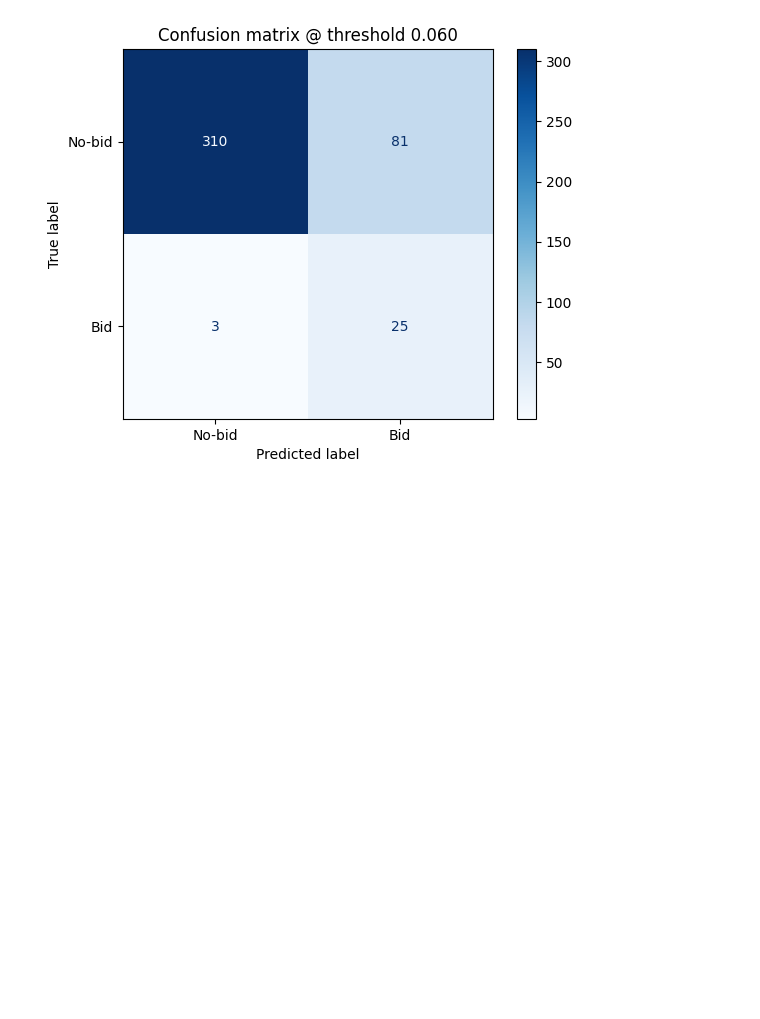
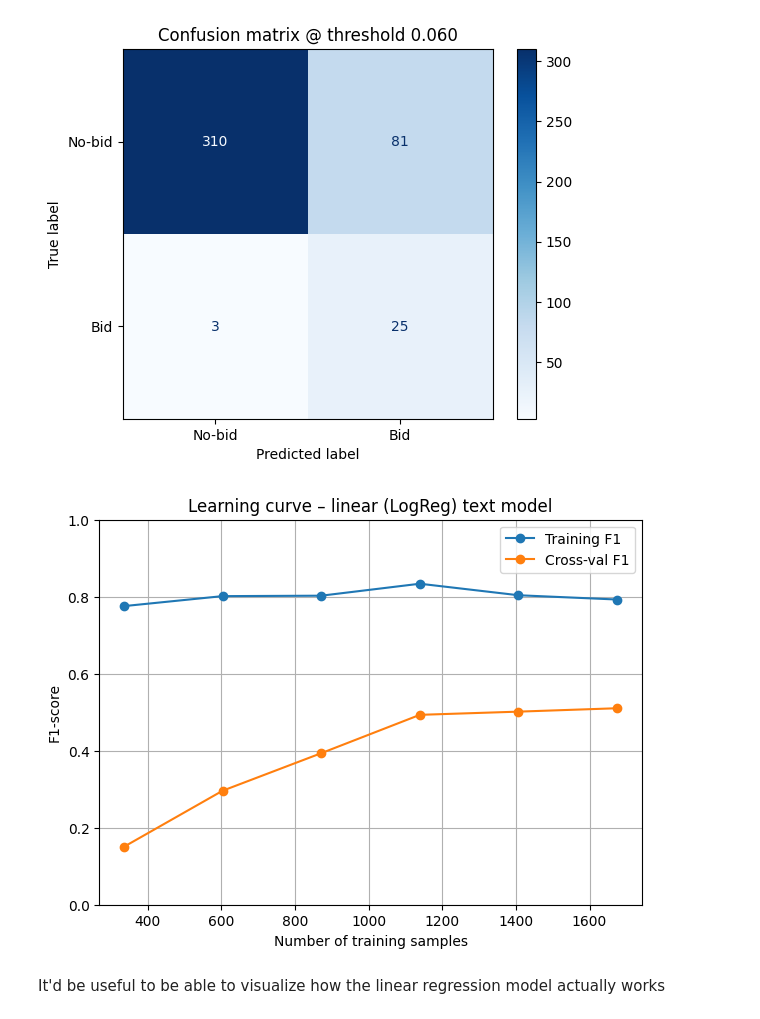
Before and after one commit to robertsweetman/module_2, a Jupyter notebook: python/hybrid_text_model_main.ipynb, the cells around one changed output. Cells and saved outputs as stored; diff of their text form; code cells hidden in the pictures; blank space fills up the shorter version.

Commit message:
python model and text updates

```diff
--- a/python/hybrid_text_model_main.ipynb
+++ b/python/hybrid_text_model_main.ipynb
@@ -392,3 +392,42 @@ best threshold (25× FN cost) : 0.060
  → Total cost       : 156
 [figure]
 [figure]
+# %%
+# ─── Learning curve for the linear (Logistic-Regression) model ────────────────
+from sklearn.model_selection import learning_curve, StratifiedKFold
+import matplotlib.pyplot as plt
+import numpy as np
+
+# 1.  Use exactly the same CV object as before so the comparison is fair
+cv = StratifiedKFold(n_splits=5, shuffle=True, random_state=42)
+
+# 2.  learning_curve returns the mean train / validation scores
+train_sizes, train_scores, val_scores = learning_curve(
+    estimator=pipe,                 # the linear text model (preprocess → LR)
+    X=X,
+    y=y,
+    train_sizes=np.linspace(0.2, 1.0, 6),  # 20 % … 100 % of the data
+    cv=cv,
+    scoring="f1",                   # keep the same metric as before
+    n_jobs=-1,
+)
+
+# 3.  Average over the 5 folds
+train_mean = train_scores.mean(axis=1)
+val_mean   = val_scores.mean(axis=1)
+
+# 4.  Plot
+plt.figure(figsize=(7, 5))
+plt.plot(train_sizes, train_mean, "o-", label="Training F1")
+plt.plot(train_sizes, val_mean,   "o-", label="Cross-val F1")
+plt.ylim(0, 1)
+plt.xlabel("Number of training samples")
+plt.ylabel("F1-score")
+plt.title("Learning curve – linear (LogReg) text model")
+plt.grid(True)
+plt.legend()
+plt.show()
+# %% [output]
+[figure, added]
+# %% [markdown]
+It'd be useful to be able to visualize how the linear regression model actually works
```
Also changed, not shown: parts of 2 cells of this notebook, 14 other files.
